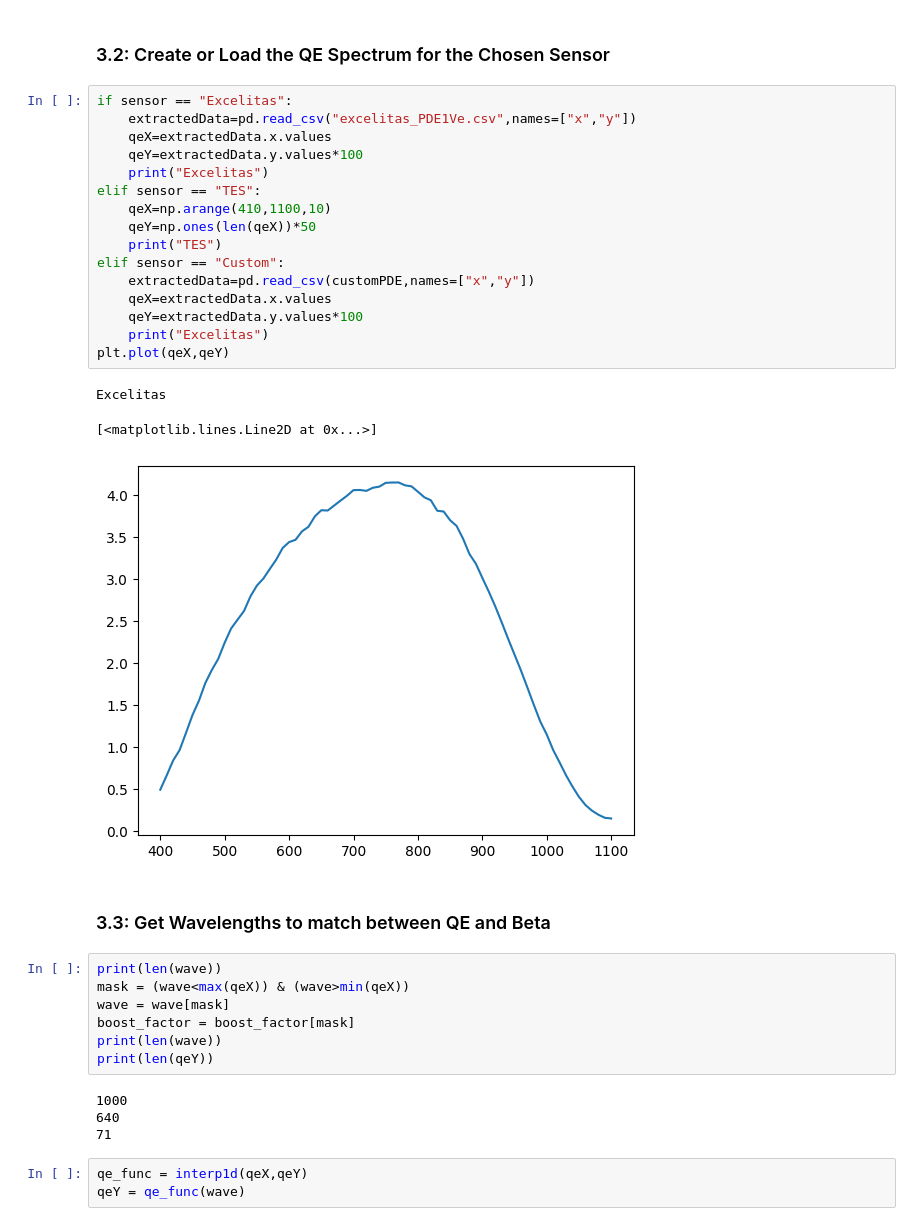
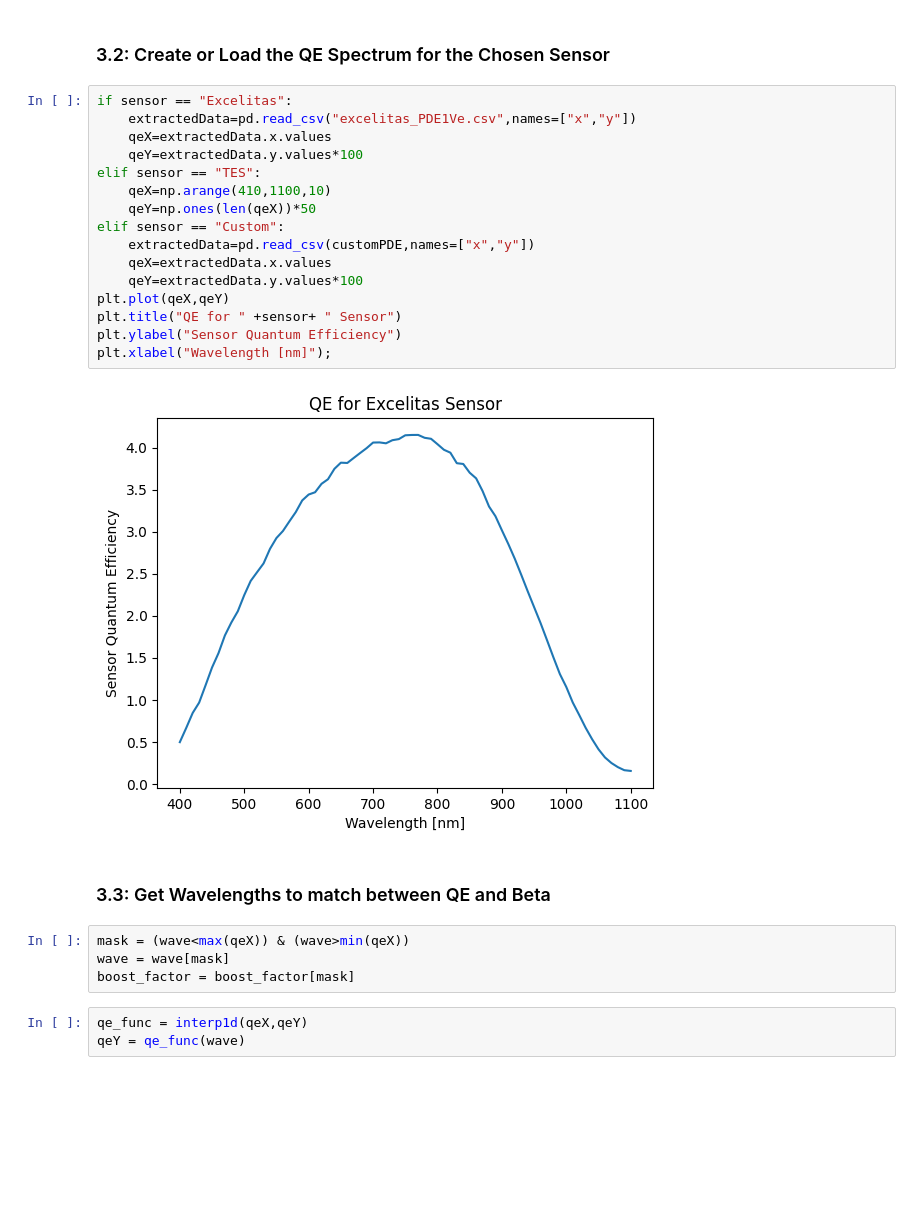
Before and after one commit to arneodoslab/haloscope, a Jupyter notebook: Analysis/exclusion/Limits and Discovery.ipynb, the cells around one changed output. Drawn from its saved outputs; the diff is of its cells as text; blank space fills up the shorter version.

```diff
--- a/Analysis/exclusion/Limits and Discovery.ipynb
+++ b/Analysis/exclusion/Limits and Discovery.ipynb
@@ -151,36 +145,27 @@ print(mass[np.argmax(boost_factor)])
 # %%
 if sensor == "Excelitas":
     extractedData=pd.read_csv("excelitas_PDE1Ve.csv",names=["x","y"])
     qeX=extractedData.x.values
     qeY=extractedData.y.values*100
-    print("Excelitas")
 elif sensor == "TES":
     qeX=np.arange(410,1100,10)
     qeY=np.ones(len(qeX))*50
-    print("TES")
 elif sensor == "Custom":
     extractedData=pd.read_csv(customPDE,names=["x","y"])
     qeX=extractedData.x.values
     qeY=extractedData.y.values*100
-    print("Excelitas")
 plt.plot(qeX,qeY)
+plt.title("QE for " +sensor+ " Sensor")
+plt.ylabel("Sensor Quantum Efficiency")
+plt.xlabel("Wavelength [nm]");
 # %% [output]
-Excelitas
-[<matplotlib.lines.Line2D at 0x...>]
-[figure, old version]
+[figure, new version]
 # %% [markdown]
 ### 3.3: Get Wavelengths to match between QE and Beta
 # %%
-print(len(wave))
 mask = (wave<max(qeX)) & (wave>min(qeX))
 wave = wave[mask]
 boost_factor = boost_factor[mask]
-print(len(wave))
-print(len(qeY))
-# %% [output]
-1000
-640
-71
 # %%
 qe_func = interp1d(qeX,qeY)
 qeY = qe_func(wave)
```
Also changed, not shown: parts of 6 cells of this notebook, 3 other files.
